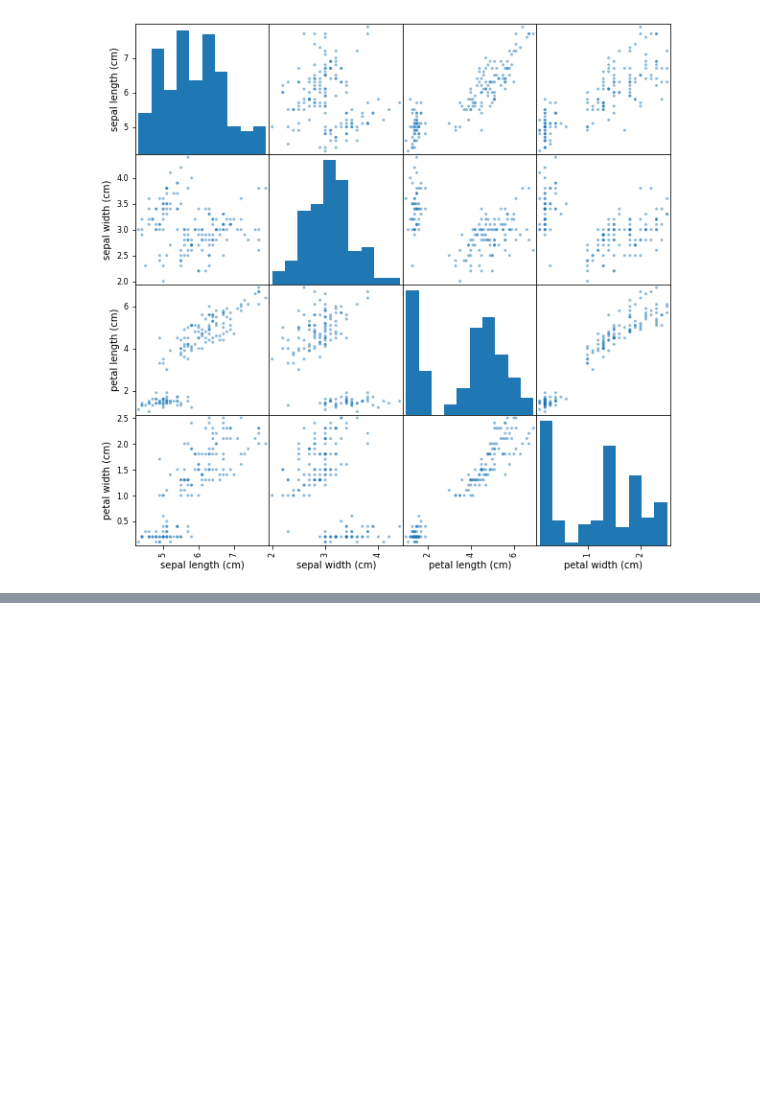
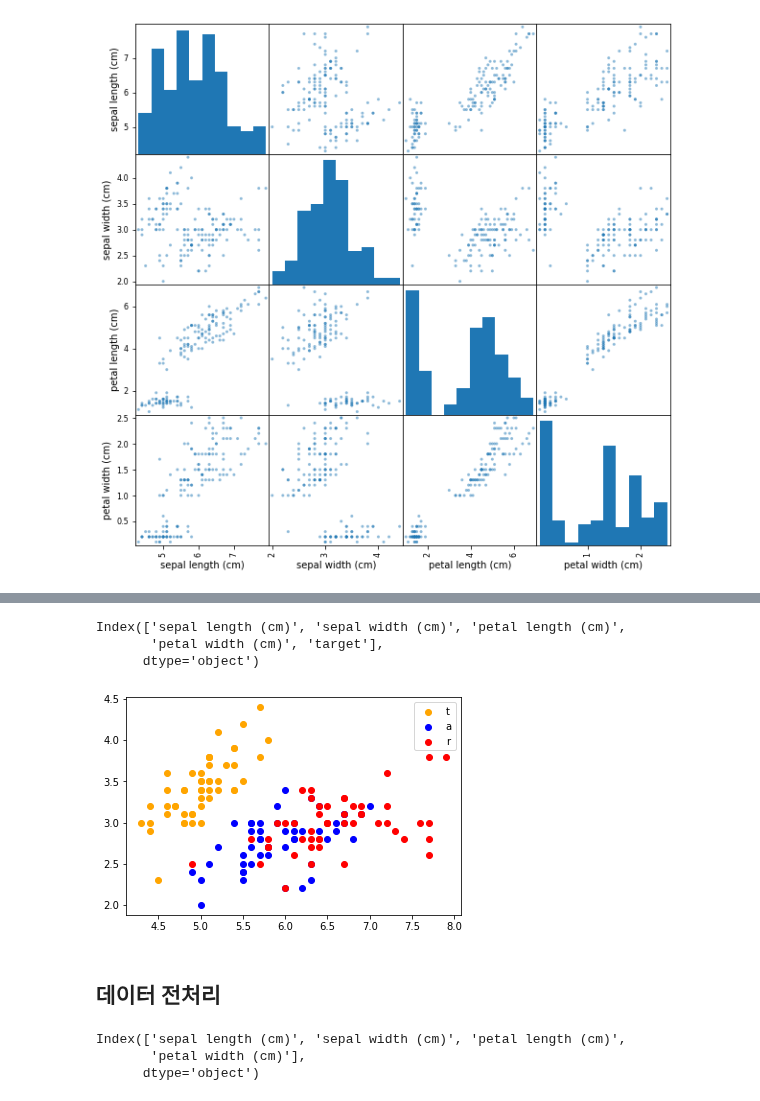
Before and after one commit to HoJin1014/KNU-BIGDATA-study, a Jupyter notebook: 2022.09.19/ex_pca.ipynb, the cells around one changed output, grey strips where cells are left out. Drawn from its saved outputs; the diff is of its cells as text; code cells hidden in the pictures; blank space fills up the shorter version.

```diff
--- a/2022.09.19/ex_pca.ipynb
+++ b/2022.09.19/ex_pca.ipynb
@@ -19,3 +19,5 @@ X,y=load_iris(return_X_y=True, as_frame=True)
 type(X), type(y)
 # %% [output]
 (pandas.core.frame.DataFrame, pandas.core.series.Series)
+# %%
+irisDF=pd.concat([X,y], axis=1)
@@ -33,3 +44,8 @@ plt.tick_params
 plt.show()
 # %% [output]
 [figure]
+# %%
+# 타겟별 시각화
+target_0=irisDF[irisDF.target == 0]
+target_1=irisDF[irisDF.target == 1]
+target_2=irisDF[irisDF.target == 2]
@@ -35,0 +61,16 @@ plt.show()
+# %%
+irisDF.columns
+# %% [output]
+Index(['sepal length (cm)', 'sepal width (cm)', 'petal length (cm)',
+       'petal width (cm)', 'target'],
+      dtype='object')
+# %%
+plt.scatter(target_0['sepal length (cm)'], target_0['sepal width (cm)'], c='orange')
+plt.scatter(target_1['sepal length (cm)'], target_1['sepal width (cm)'], c='blue')
+plt.scatter(target_2['sepal length (cm)'], target_2['sepal width (cm)'], c='red')
+plt.legend('target_0, target_1, target_2')
+plt.show()
+# %% [output]
+[figure, added]
+# %% [markdown]
+## 데이터 전처리
@@ -35,0 +79,6 @@ plt.show()
+# %%
+irisDF.columns[:-1]
+# %% [output]
+Index(['sepal length (cm)', 'sepal width (cm)', 'petal length (cm)',
+       'petal width (cm)'],
+      dtype='object')
```
Also changed, not shown: parts of 34 cells of this notebook.
